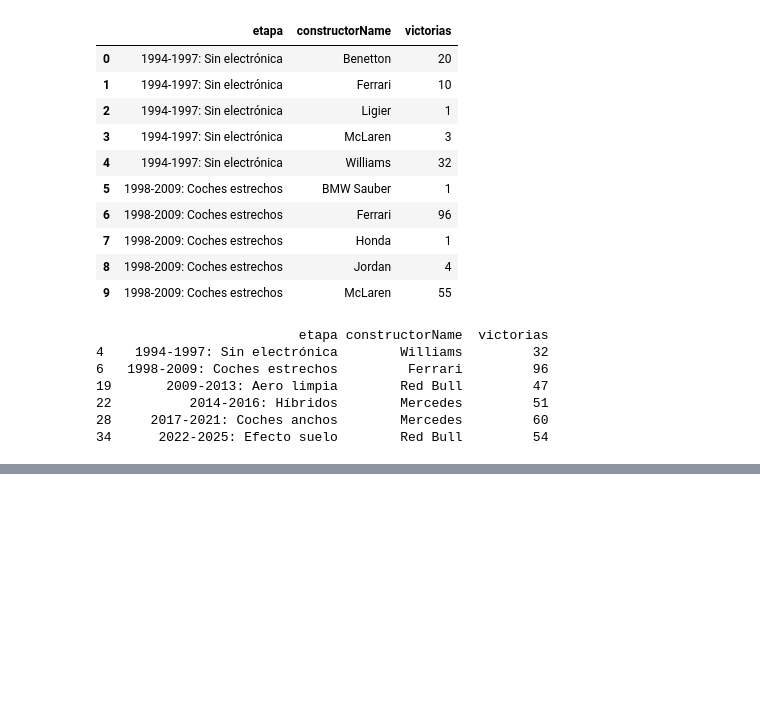
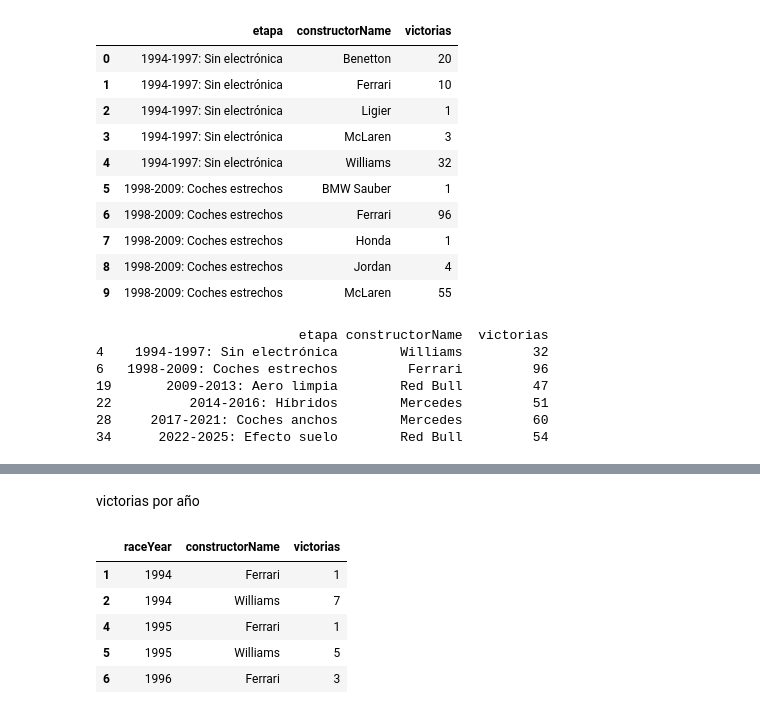
Before and after one commit to alejandrogrima/f1-database-project, a Jupyter notebook: notebooks/04_EDA_F1.ipynb, the cells around one changed output, grey strips where cells are left out. Saved outputs shown, nothing was run; the diff lists cells and outputs as text; code cells hidden in the pictures; blank space fills up the shorter version.

```diff
--- a/notebooks/04_EDA_F1.ipynb
+++ b/notebooks/04_EDA_F1.ipynb
@@ -248,0 +299,18 @@ plt.barh(carreras_etapa["etapa"], carreras_etapa["carreras"], color = "steelblue
+# %% [markdown]
+victorias por año
+# %%
+# Victorias por año y equipo
+victorias_año = df_victorias.groupby(["raceYear", "constructorName"]).size().reset_index(name="victorias")
+
+# Top 5 equipos históricos
+top_equipos = df_victorias["constructorName"].value_counts().head(5).index.tolist()
+victorias_año_top = victorias_año[victorias_año["constructorName"].isin(top_equipos)]
+
+victorias_año_top.head()
+# %% [output]
+|  | raceYear | constructorName | victorias |
+| 1 | 1994 | Ferrari | 1 |
+| 2 | 1994 | Williams | 7 |
+| 4 | 1995 | Ferrari | 1 |
+| 5 | 1995 | Williams | 5 |
+| 6 | 1996 | Ferrari | 3 |
```
Also changed, not shown: parts of 8 cells of this notebook.
